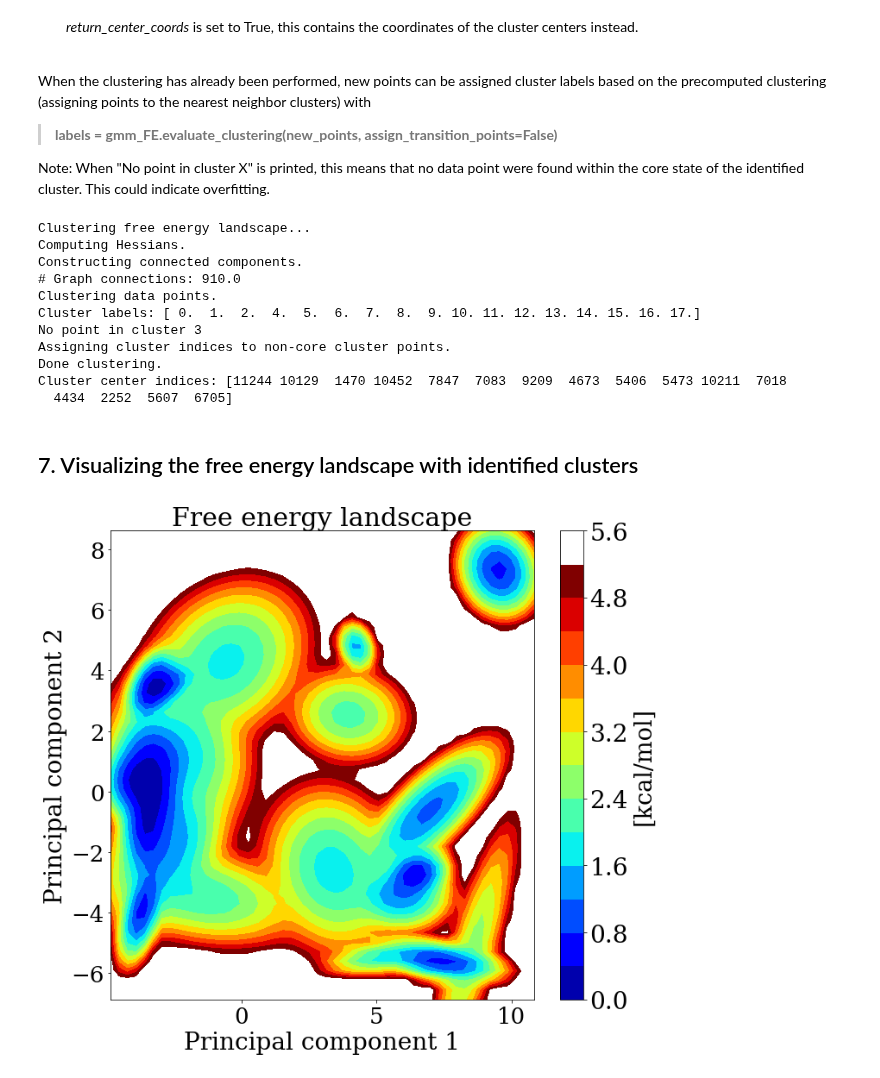
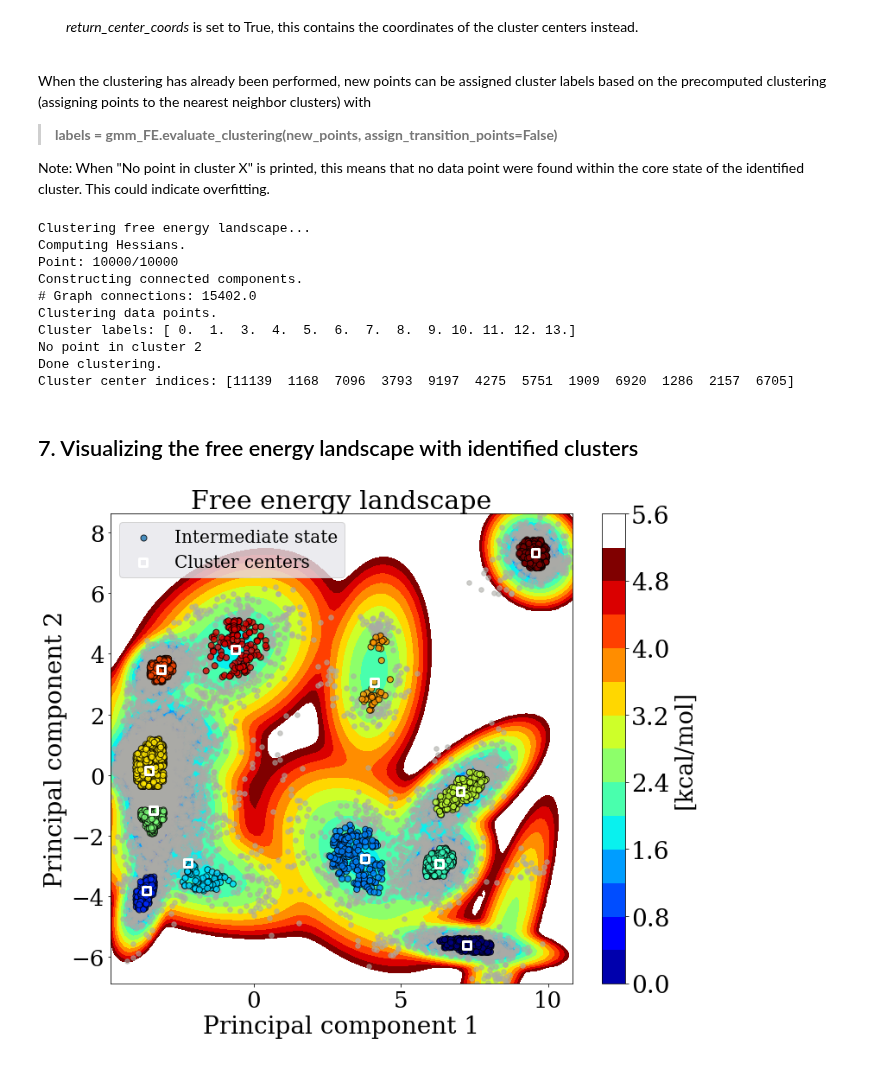
Before and after one commit to anniewesterlund/InfleCS-free-energy-clustering-tutorial, a Jupyter notebook: GMM_free_energy_clustering_tutorial.ipynb, the cells around one changed output. Drawn from its saved outputs; the diff is of its cells as text; code cells hidden in the pictures.

```diff
--- a/GMM_free_energy_clustering_tutorial.ipynb
+++ b/GMM_free_energy_clustering_tutorial.ipynb
@@ -90,7 +90,7 @@ The settings of the necessary parameters will be printed below the cell. If not
 8. *verbose*: Whether or not to print details and estimation progression.
 # %%
 gmm_FE = GMM_FE.FreeEnergy(data, min_n_components=8, max_n_components=25, temperature=300.0,
-                            n_iterations=3, n_grids=50, n_splits=4,stack_landscapes=False)
+                            n_iterations=3, n_grids=100, n_splits=4,stack_landscapes=False)
 # %% [output]
 *----------------Gaussian mixture model free energy estimator----------------*
    n_splits = 4
@@ -188,19 +188,18 @@ print("Cluster center indices: "+str(cluster_centers))
 # %% [output]
 Clustering free energy landscape...
 Computing Hessians.
+Point: 10000/10000
 Constructing connected components.
-# Graph connections: 910.0
+# Graph connections: 15402.0
 Clustering data points.
-Cluster labels: [ 0.  1.  2.  4.  5.  6.  7.  8.  9. 10. 11. 12. 13. 14. 15. 16. 17.]
-No point in cluster 3
-Assigning cluster indices to non-core cluster points.
+Cluster labels: [ 0.  1.  3.  4.  5.  6.  7.  8.  9. 10. 11. 12. 13.]
+No point in cluster 2
 Done clustering.
-Cluster center indices: [11244 10129  1470 10452  7847  7083  9209  4673  5406  5473 10211  7018
-  4434  2252  5607  6705]
+Cluster center indices: [11139  1168  7096  3793  9197  4275  5751  1909  6920  1286  2157  6705]
 # %% [markdown]
 ## 7. Visualizing the free energy landscape with identified clusters
 # %%
 # Visualize free energy landscape with cluster labels
-gmm_FE.visualize(savefig=False,vmax=5,show_data=False, xlabel='Principal component 1', ylabel='Principal component 2')
+gmm_FE.visualize(savefig=True,vmax=5,show_data=True, xlabel='Principal component 1', ylabel='Principal component 2')
 # %% [output]
-[figure, old version]
+[figure, new version]
```
Also changed, not shown: parts of 3 cells of this notebook.
